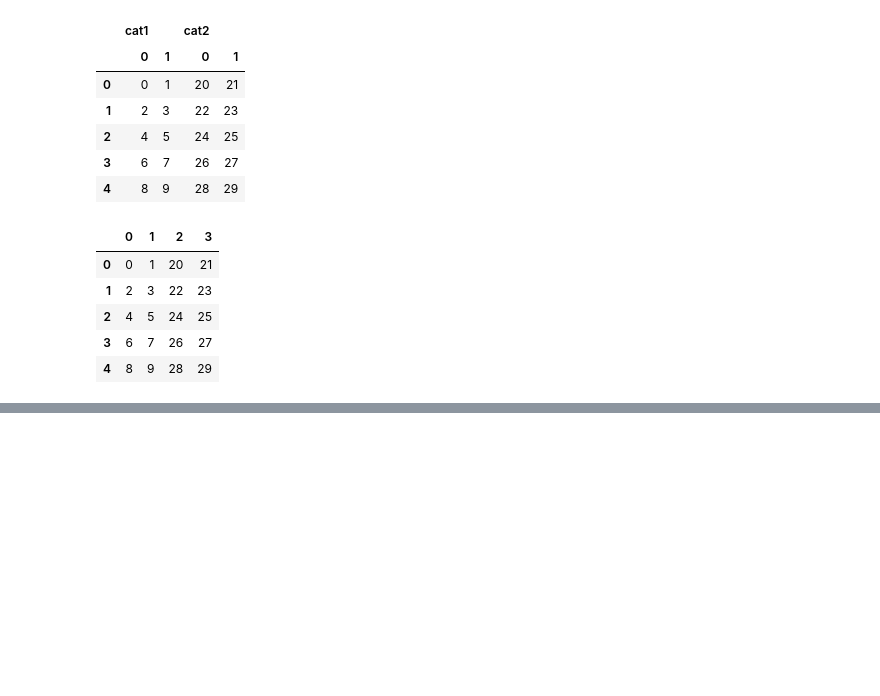
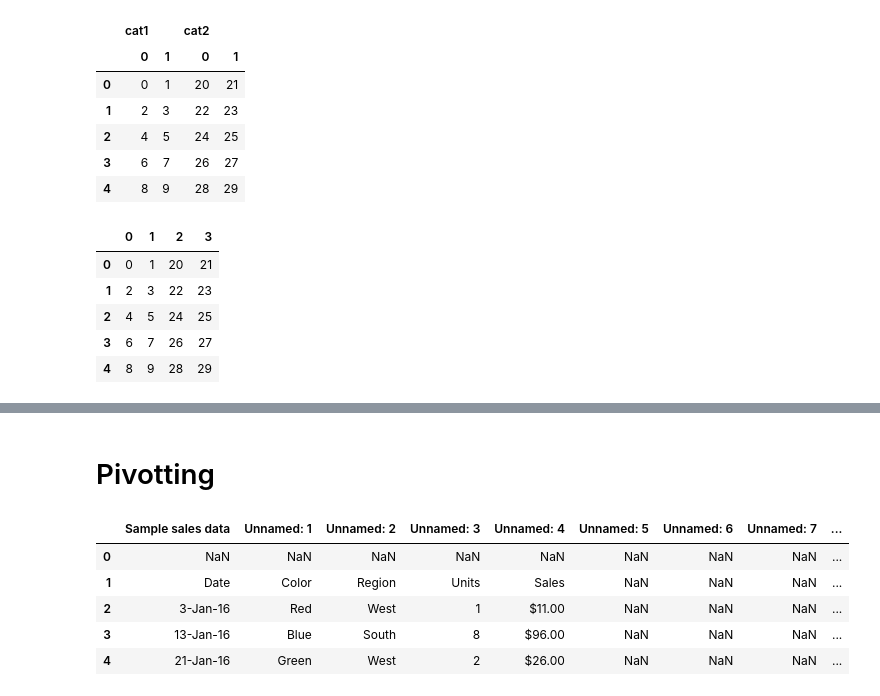
Before and after one commit to albinjohn366/DataScience_Tutorials, a Jupyter notebook: Working_with_Data.ipynb, the cells around one changed output, grey strips where cells are left out. Saved outputs shown, nothing was run; the diff lists cells and outputs as text; code cells hidden in the pictures; blank space fills up the shorter version.

Commit message:
Until Pivot

```diff
--- a/Working_with_Data.ipynb
+++ b/Working_with_Data.ipynb
@@ -283,0 +364,12 @@ display(pd.concat([a_df, b_df], axis=1, ignore_index=True))
+# %% [markdown]
+# Pivotting
+# %%
+for_pivot = pd.read_csv('/sample data for pivot table.csv')
+for_pivot.head()
+# %% [output]
+|  | Sample sales data | Unnamed: 1 | Unnamed: 2 | Unnamed: 3 | Unnamed: 4 | Unnamed: 5 | Unnamed: 6 | Unnamed: 7 | ... |
+| 0 | NaN | NaN | NaN | NaN | NaN | NaN | NaN | NaN | ... |
+| 1 | Date | Color | Region | Units | Sales | NaN | NaN | NaN | ... |
+| 2 | 3-Jan-16 | Red | West | 1 | $11.00 | NaN | NaN | NaN | ... |
+| 3 | 13-Jan-16 | Blue | South | 8 | $96.00 | NaN | NaN | NaN | ... |
+| 4 | 21-Jan-16 | Green | West | 2 | $26.00 | NaN | NaN | NaN | ... |
```
Also changed, not shown: parts of 10 cells of this notebook.
